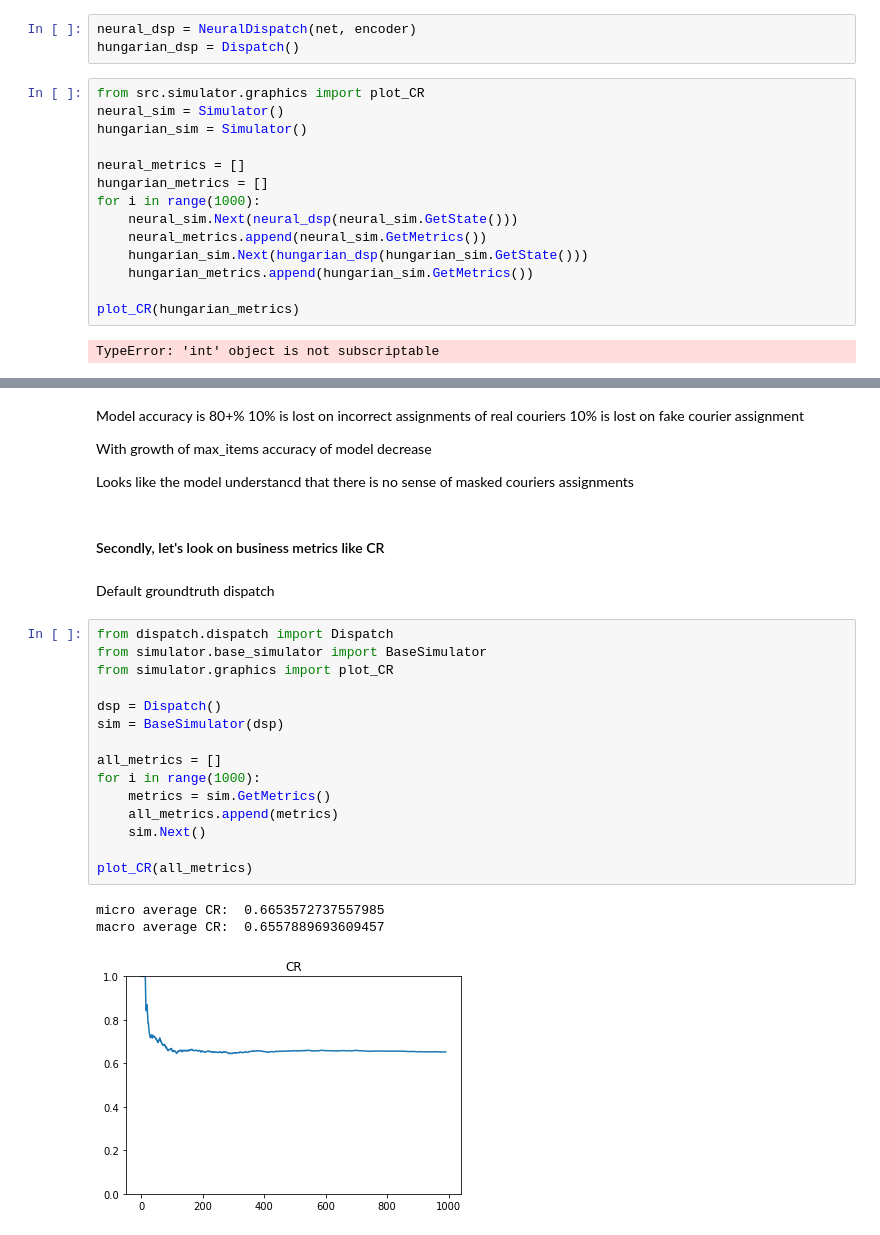
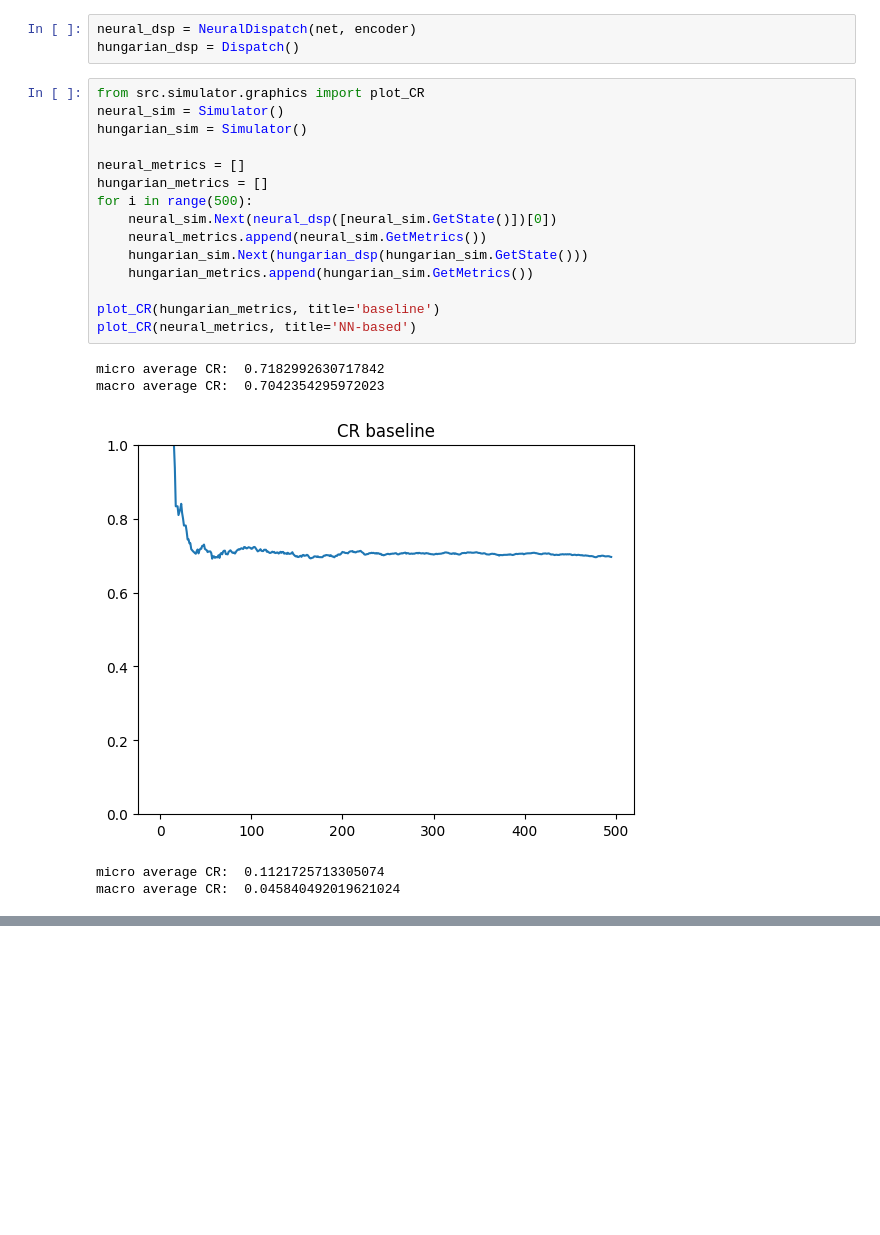
Before and after one commit to limon8884/delivery-RL, a Jupyter notebook: results.ipynb, the cells around one changed output, grey strips where cells are left out. Drawn from its saved outputs; the diff is of its cells as text; blank space fills up the shorter version.

```diff
--- a/results.ipynb
+++ b/results.ipynb
@@ -305,16 +299,21 @@ hungarian_dsp = Dispatch()
 # %%
 from src.simulator.graphics import plot_CR
 neural_sim = Simulator()
 hungarian_sim = Simulator()
 
 neural_metrics = []
 hungarian_metrics = []
-for i in range(1000):
-    neural_sim.Next(neural_dsp(neural_sim.GetState()))
+for i in range(500):
+    neural_sim.Next(neural_dsp([neural_sim.GetState()])[0])
     neural_metrics.append(neural_sim.GetMetrics())
     hungarian_sim.Next(hungarian_dsp(hungarian_sim.GetState()))
     hungarian_metrics.append(hungarian_sim.GetMetrics())
 
-plot_CR(hungarian_metrics)
+plot_CR(hungarian_metrics, title='baseline')
+plot_CR(neural_metrics, title='NN-based')
 # %% [output]
-TypeError: 'int' object is not subscriptable
+micro average CR:  0.7182992630717842
+macro average CR:  0.7042354295972023
+[figure, added]
+micro average CR:  0.1121725713305074
+macro average CR:  0.045840492019621024
@@ -321,31 +320,0 @@ TypeError: 'int' object is not subscriptable
-# %% [markdown]
-Model accuracy is 80+%
-10% is lost on incorrect assignments of real couriers
-10% is lost on fake courier assignment
-
-With growth of max_items accuracy of model decrease
-
-Looks like the model understancd that there is no sense of masked couriers assignments
-# %% [markdown]
-#### Secondly, let's look on business metrics like CR
-# %% [markdown]
-Default groundtruth dispatch
-# %%
-from dispatch.dispatch import Dispatch
-from simulator.base_simulator import BaseSimulator
-from simulator.graphics import plot_CR
-
-dsp = Dispatch()
-sim = BaseSimulator(dsp)
-
-all_metrics = []
-for i in range(1000):
-    metrics = sim.GetMetrics()
-    all_metrics.append(metrics)
-    sim.Next()
-
-plot_CR(all_metrics)
-# %% [output]
-micro average CR:  0.6653572737557985
-macro average CR:  0.6557889693609457
-[figure, removed]
```
Also changed, not shown: parts of 15 cells of this notebook, 1 other file.
